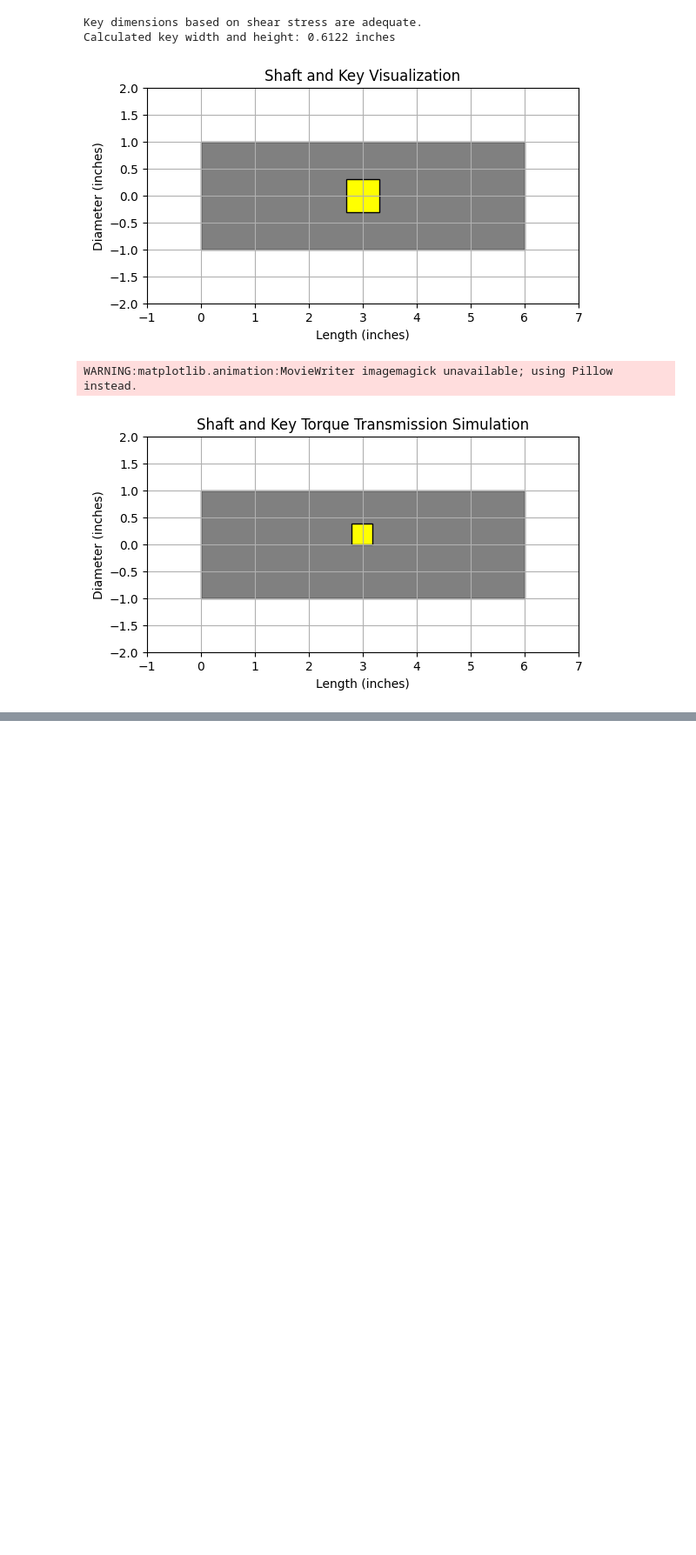
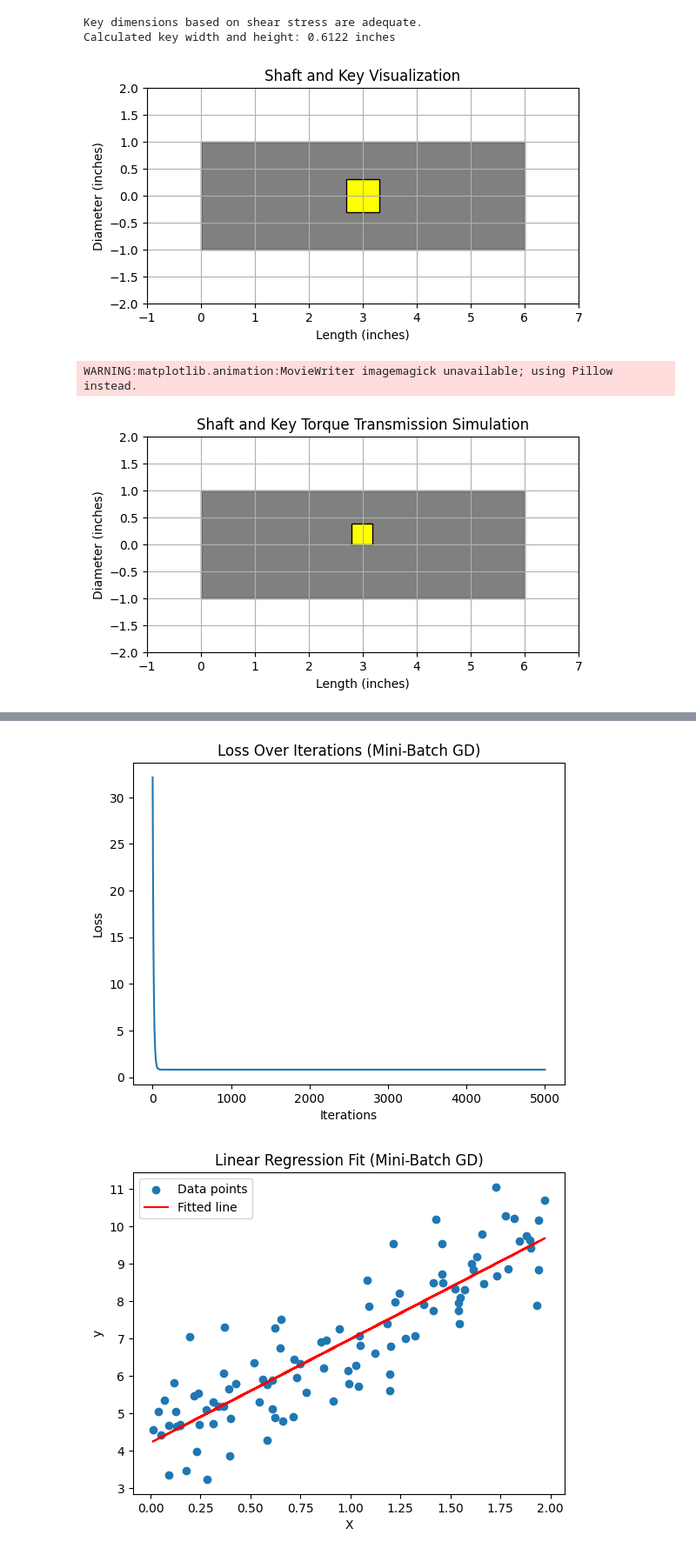
Before and after one commit to Patsonu63/practice, a Jupyter notebook: Practice.ipynb, the cells around one changed output, grey strips where cells are left out. Shown at 87% size. Cells and saved outputs as stored; diff of their text form; code cells hidden in the pictures; blank space fills up the shorter version.

```diff
--- a/Practice.ipynb
+++ b/Practice.ipynb
@@ -666,0 +901,76 @@ WARNING:matplotlib.animation:MovieWriter imagemagick unavailable; using Pillow i
+# %%
+import numpy as np
+import matplotlib.pyplot as plt
+
+# Generate synthetic data
+np.random.seed(42)
+X = 2 * np.random.rand(100, 1)
+y = 4 + 3 * X + np.random.randn(100, 1)
+
+# Initialize parameters
+m = np.random.randn(1)
+b = np.random.randn(1)
+
+# Set learning rate, number of iterations, and mini-batch size
+learning_rate = 0.01
+iterations = 1000
+batch_size = 20
+
+# Store the values of m and b for plotting
+m_history = []
+b_history = []
+loss_history = []
+
+# Define loss function and gradient calculation
+def compute_loss(X, y, m, b):
+    n = len(y)
+    predictions = m * X + b
+    loss = (1/n) * np.sum((y - predictions) ** 2)
+    return loss
+
+def compute_gradients(X, y, m, b):
+    n = len(y)
+    predictions = m * X + b
+    dm = -(2/n) * np.sum(X * (y - predictions))
+    db = -(2/n) * np.sum(y - predictions)
+    return dm, db
+
+# Mini-Batch Gradient Descent
+for i in range(iterations):
+    indices = np.random.permutation(len(X))
+    X_shuffled = X[indices]
+    y_shuffled = y[indices]
+
+    for j in range(0, len(X), batch_size):
+        X_batch = X_shuffled[j:j+batch_size]
+        y_batch = y_shuffled[j:j+batch_size]
+
+        m_history.append(m[0])
+        b_history.append(b[0])
+        loss = compute_loss(X, y, m, b)
+        loss_history.append(loss)
+
+        dm, db = compute_gradients(X_batch, y_batch, m, b)
+
+        m -= learning_rate * dm
+        b -= learning_rate * db
+
+    if i % 100 == 0:
+        print(f"Iteration {i}: m = {m[0]}, b = {b[0]}, loss = {loss}")
+
+# Plot loss over iterations
+plt.plot(loss_history)
+plt.xlabel("Iterations")
+plt.ylabel("Loss")
+plt.title("Loss Over Iterations (Mini-Batch GD)")
+plt.show()
+
+# Plot the fitted line
+plt.scatter(X, y, label="Data points")
+plt.plot(X, m * X + b, color="red", label="Fitted line")
+plt.xlabel("X")
+plt.ylabel("y")
+plt.title("Linear Regression Fit (Mini-Batch GD)")
+plt.legend()
+plt.show()
+# %% [output]
@@ -666,0 +987,2 @@ WARNING:matplotlib.animation:MovieWriter imagemagick unavailable; using Pillow i
+[figure, added]
+[figure, added]
```
Also changed, not shown: parts of 16 cells of this notebook.
